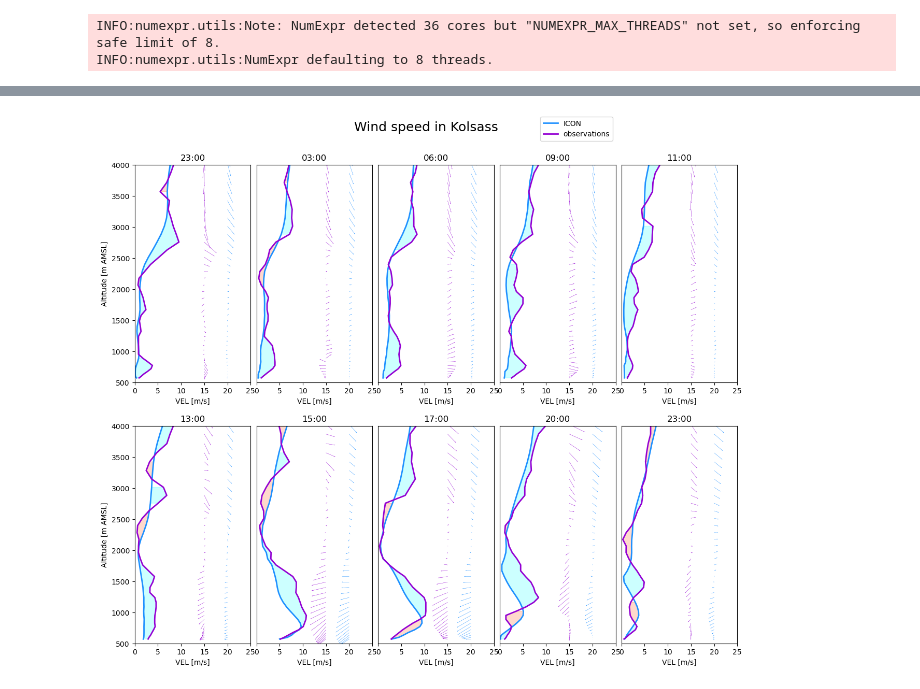
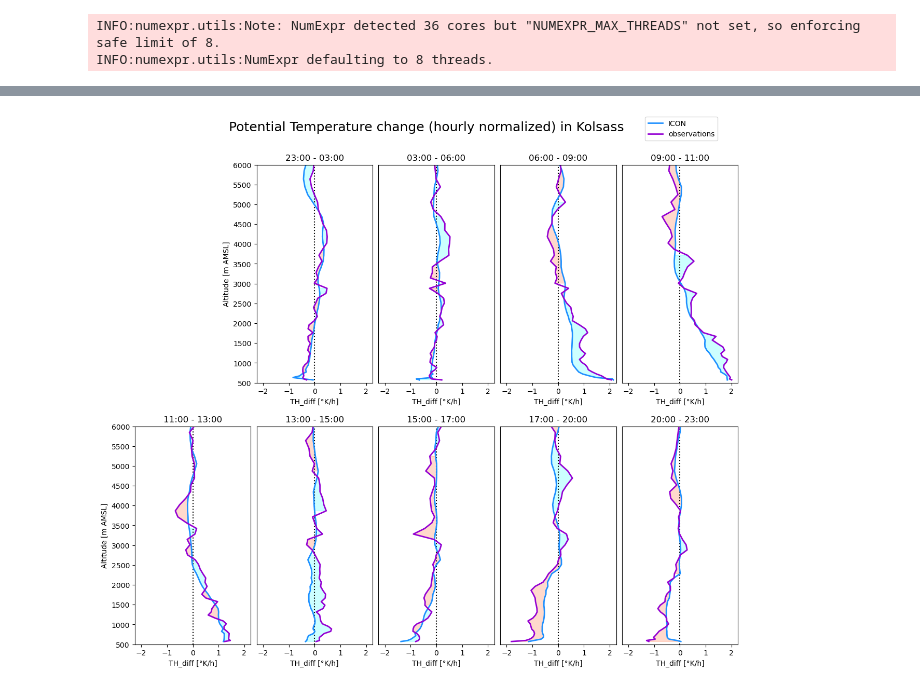
Before and after one commit to tlezuo/icon-vis, a Jupyter notebook: height_time_diagrams/plot_rs_compare.ipynb, the cells around one changed output, grey strips where cells are left out. Drawn from its saved outputs; the diff is of its cells as text; code cells hidden in the pictures.

```diff
--- a/height_time_diagrams/plot_rs_compare.ipynb
+++ b/height_time_diagrams/plot_rs_compare.ipynb
@@ -145,13 +145,13 @@ def plot_sounding(pvar, pdate, loc, axis):
 # %%
 ## PLOT SINGLE PROFILE ##
 # general settings
-pvar = vf.T
-loc= lf.ifl
-pdate = dt.datetime(2019,9,13,2,00) # only at rs times
+pvar = vf.VEL
+loc= lf.kols
+pdate = dt.datetime(2019,9,13,15,00) # only at rs times
 
 # plotsettings
-xmin=280
-xmax=300
+xmin=0
+xmax=25
 ymin=500
 ymax=4000
 
@@ -223,37 +370,62 @@ plt.show()
 # %%
-## PLOT ALL PROFILES ##
+## PLOT ALL PROFILES DIFFERENCIES ##
 # settings
-pvar = vf.VEL
-loc= lf.kols
-xmin=0
-xmax=25
+cvar = vf.TH
+pvar = vf.TH_diff
+xmin=-2.25
+xmax=2.25
 
 ymin=500
-ymax=4000
+ymax=6000
 
+## COMPUTE THE TENDENCIES BETWEEN RS ##
+# diffname = pvar.name+'_diff'
+plotdates_model_list = list(plotdates_model)
+htd_data_model['kols'][pvar.name] = np.empty((len(plotdates_model_list),73))
+htd_data_kolsrs_interp[pvar.name] = np.empty((10,73))
+
+for now in range(1,10):
+    # dates
+    pdate_now = plotdates_rs[now]
+    pdate_before = plotdates_rs[now-1]
+    delt=pdate_now-pdate_before
+    # model
+    sounding_model_now = np.array(htd_data_model['kols'][cvar.name][plotdates_model_list.index(pdate_now),:][0:73])
+    sounding_model_before = np.array(htd_data_model['kols'][cvar.name][plotdates_model_list.index(pdate_before),:][0:73])
+    htd_data_model['kols'][pvar.name][plotdates_model_list.index(pdate_now)] = (sounding_model_now-sounding_model_before)/(delt.seconds/3600)
+
+    # rs
+    sounding_rs_interp_now = np.array(htd_data_kolsrs_interp[cvar.name][now,:])
+    sounding_rs_interp_before = np.array(htd_data_kolsrs_interp[cvar.name][now-1,:])
+    htd_data_kolsrs_interp[pvar.name][now] = (sounding_rs_interp_now - sounding_rs_interp_before)/(delt.seconds/3600)
+
+## PLOT ##
 # plots
 f, axes = plt.subplots(nrows=2, ncols=5, figsize=(15, 12))
 plt.subplots_adjust(hspace=0.2,wspace=0.05)
 f.suptitle(pvar.title+' in '+loc.name , fontsize=18, y=0.95)
 for index, ax in enumerate(axes.ravel()):
     pdate = plotdates_rs[index]
-    plot_sounding(pvar, pdate, loc, ax)
+    plot_sounding(pvar, pdate,lf.kols, ax)
     # x
     xdelticks=5
     ax.set_xlim([xmin,xmax])
     ax.set_xlabel(pvar.name+' '+pvar.units)
     # ax.set_xticklabels(['',285,290,295,''])
     # y
     ydelticks=500
     ax.set_ylim([ymin,ymax])
     ax.set_ylabel(None)
     ax.set_yticks([])
+    ax.vlines(0,ymin,ymax,colors='k', linestyles='dotted')
+    ax.set_title(plotdates_rs[index-1].strftime('%H:%M')+' - '+pdate.strftime('%H:%M'), fontsize=12)
 # set y ticks to left plot
-axes[0,0].set_ylabel('Altitude [m AMSL]')
-axes[0,0].set_yticks(np.arange(ymin,ymax+1,ydelticks))
+f.delaxes(axes[0,0])
+axes[0,1].set_ylabel('Altitude [m AMSL]')
+axes[0,1].set_yticks(np.arange(ymin,ymax+1,ydelticks))
 axes[1,0].set_ylabel('Altitude [m AMSL]')
 axes[1,0].set_yticks(np.arange(ymin,ymax+1,ydelticks))
-plt.legend(loc=(-0.7,2.31))
+plt.legend(loc=(0.2,2.31))
 plt.show()
 # %% [output]
-[figure, old version]
+[figure, new version]
```
Also changed, not shown: parts of 13 cells of this notebook, 38 other files.
